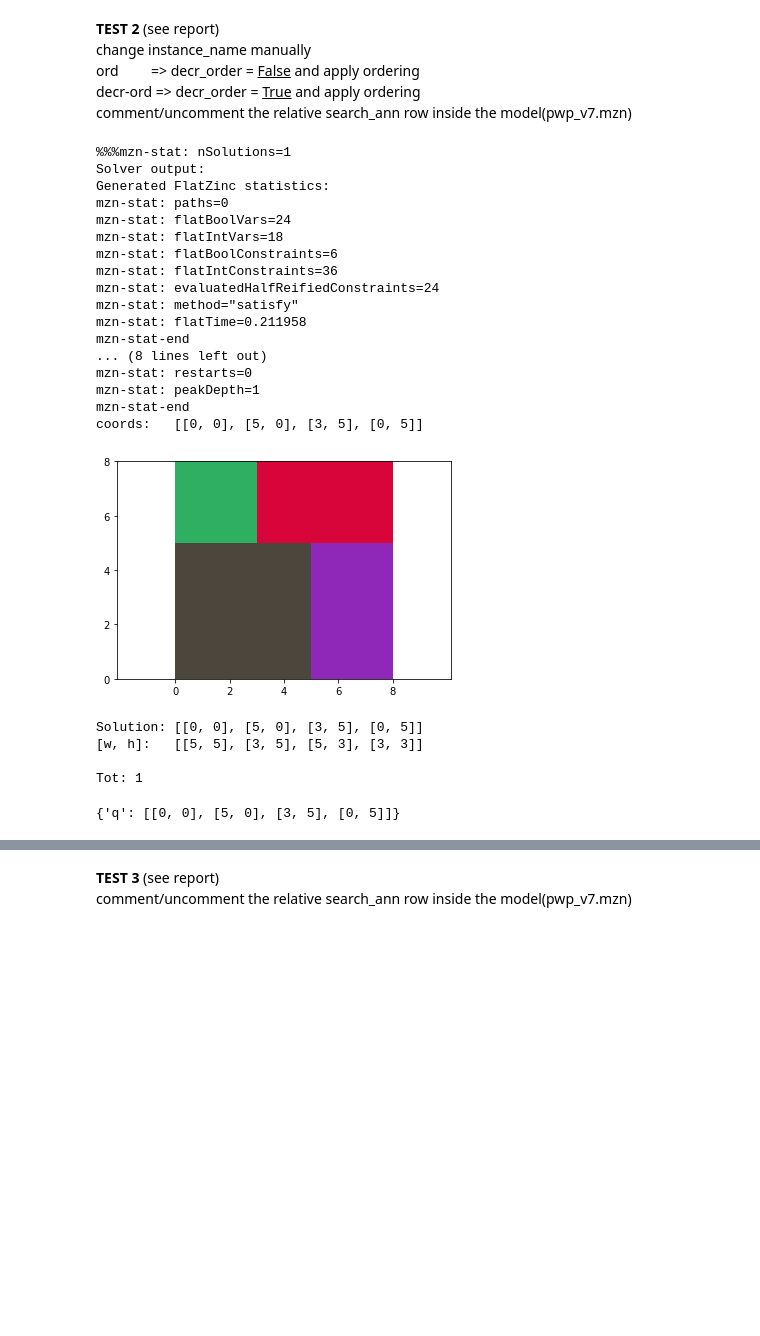
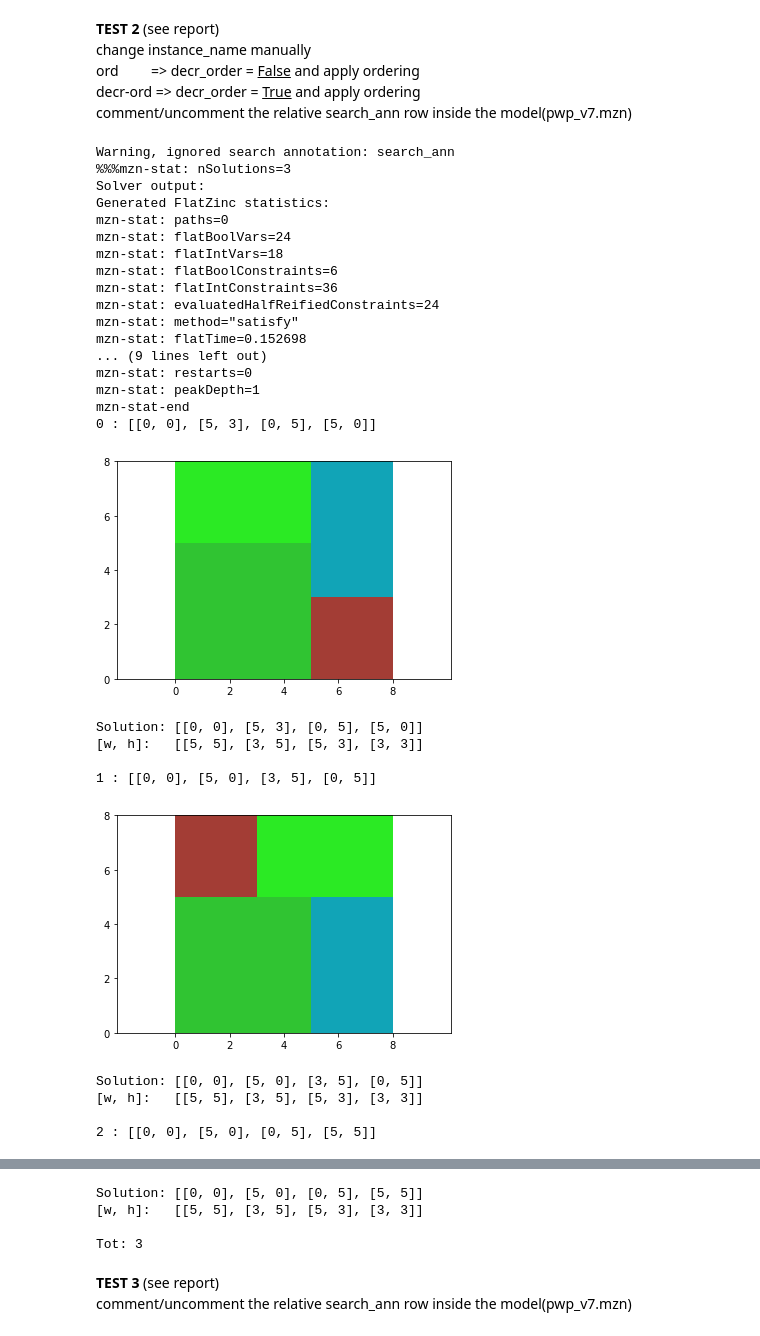
Before and after one commit to VforV93/Present-Wrapping-Problem-Project, a Jupyter notebook: PWP.ipynb, the cells around one changed output, grey strips where cells are left out. Saved outputs shown, nothing was run; the diff lists cells and outputs as text; code cells hidden in the pictures; blank space fills up the shorter version.

```diff
--- a/PWP.ipynb
+++ b/PWP.ipynb
@@ -118,36 +168,36 @@ comment/uncomment the relative search_ann row inside the model(pwp_v7.mzn)
 # %%
 path = f"CP/src/{instance_name}.txt"
 pr_w, pr_h, n_pieces, L = read_instance(path)
 unordered_pieces = list(L)
 decr_order = True
-
-L = order_pieces(unordered_pieces, reverse=decr_order)
-
-solutions = %minizinc -s CP/$model_name -t 6000
-
+L = order_pieces(L, reverse=decr_order)
+solutions = %minizinc -a -s CP/pwp_v8.mzn -t 300000
 print_solutions(solutions, {'w': pr_w, 'h': pr_h, 'n': n_pieces, 'p': L})
-solutions
 # %% [output]
-%%%mzn-stat: nSolutions=1
+Warning, ignored search annotation: search_ann
+%%%mzn-stat: nSolutions=3
 Solver output:
 Generated FlatZinc statistics:
 mzn-stat: paths=0
 mzn-stat: flatBoolVars=24
 mzn-stat: flatIntVars=18
 mzn-stat: flatBoolConstraints=6
 mzn-stat: flatIntConstraints=36
 mzn-stat: evaluatedHalfReifiedConstraints=24
 mzn-stat: method="satisfy"
-mzn-stat: flatTime=0.211958
-mzn-stat-end
-... (8 lines left out)
+mzn-stat: flatTime=0.152698
+... (9 lines left out)
 mzn-stat: restarts=0
 mzn-stat: peakDepth=1
 mzn-stat-end
-coords:   [[0, 0], [5, 0], [3, 5], [0, 5]]
+0 : [[0, 0], [5, 3], [0, 5], [5, 0]]
-[figure, old version]
+[figure, new version]
-Solution: [[0, 0], [5, 0], [3, 5], [0, 5]]
+Solution: [[0, 0], [5, 3], [0, 5], [5, 0]]
 [w, h]:   [[5, 5], [3, 5], [5, 3], [3, 3]]
 
-Tot: 1
+1 : [[0, 0], [5, 0], [3, 5], [0, 5]]
+[figure, added]
-{'q': [[0, 0], [5, 0], [3, 5], [0, 5]]}
+Solution: [[0, 0], [5, 0], [3, 5], [0, 5]]
+[w, h]:   [[5, 5], [3, 5], [5, 3], [3, 3]]
+
+2 : [[0, 0], [5, 0], [0, 5], [5, 5]]
@@ -154,3 +205,7 @@ Tot: 1
+Solution: [[0, 0], [5, 0], [0, 5], [5, 5]]
+[w, h]:   [[5, 5], [3, 5], [5, 3], [3, 3]]
+
+Tot: 3
 # %% [markdown]
 <b> TEST 3 </b> (see report) <br>
 comment/uncomment the relative search_ann row inside the model(pwp_v7.mzn)
```
Also changed, not shown: parts of 11 cells of this notebook, 3 other files.
